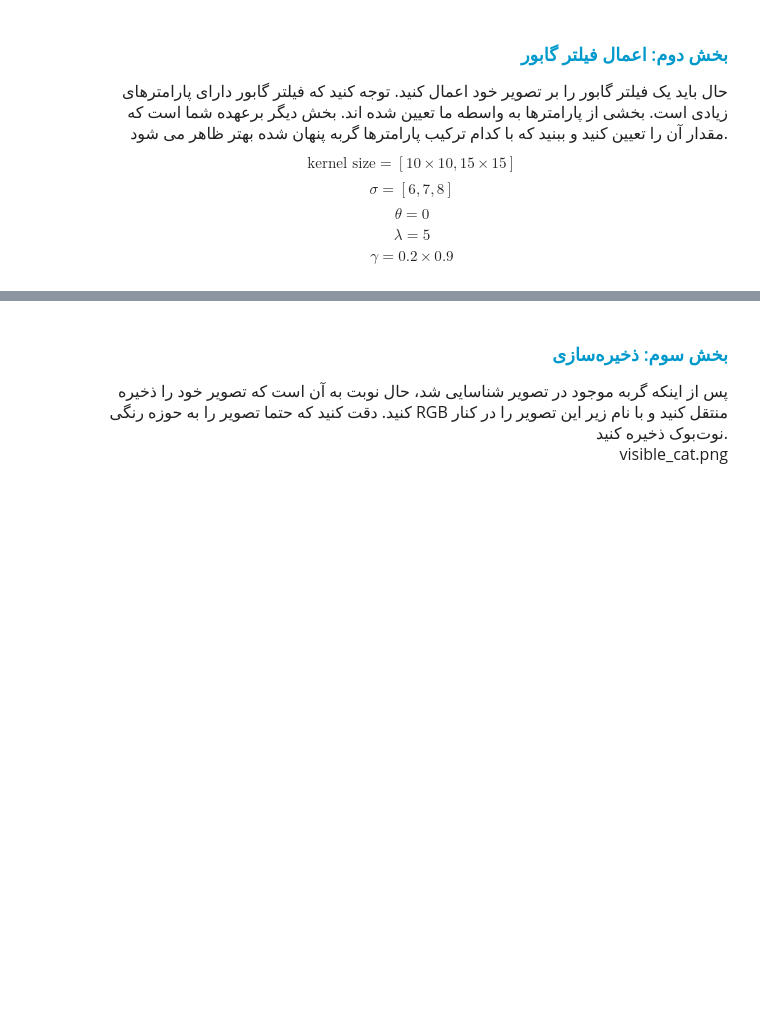
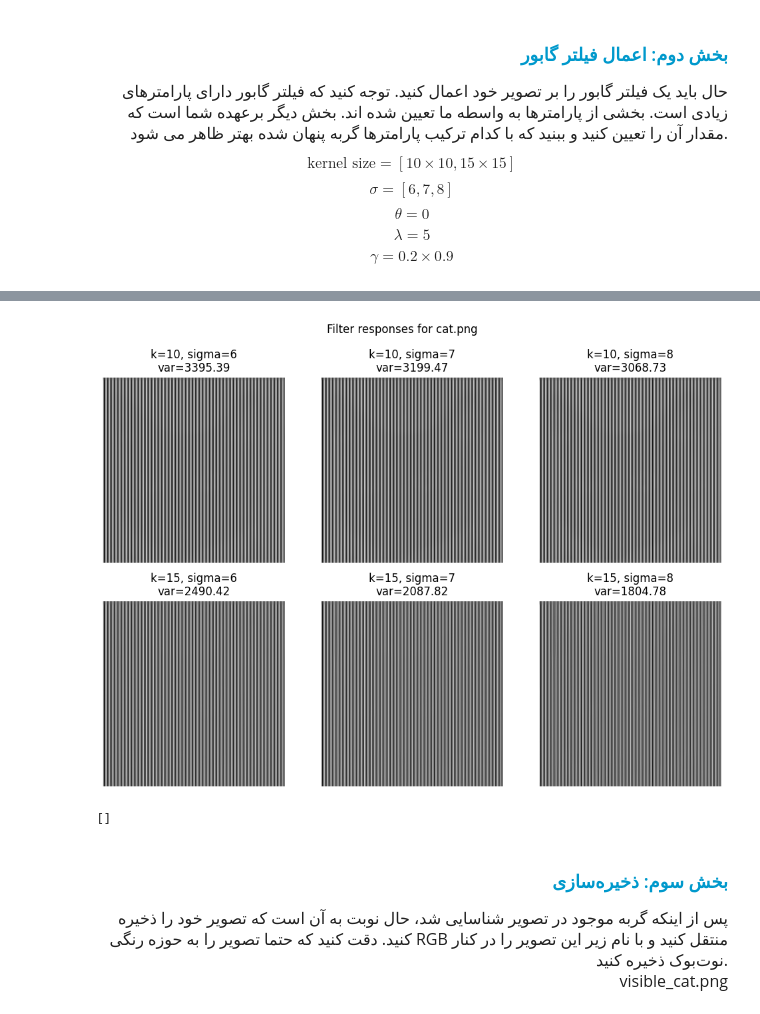
Before and after one commit to mahajialirezaei/image-processing-codes, a Jupyter notebook: Texture-Segmentation/notebook.ipynb, the cells around one changed output, grey strips where cells are left out. Cells and saved outputs as stored; diff of their text form; code cells hidden in the pictures; blank space fills up the shorter version.

Commit message:
update cat fields name, update apply_gabor func for cat img

```diff
--- a/Texture-Segmentation/notebook.ipynb
+++ b/Texture-Segmentation/notebook.ipynb
@@ -49,7 +49,7 @@ data/cat.png
 </font>
 </p>
 # %%
-img = cv2.imread('data/cat.png', cv2.IMREAD_GRAYSCALE)
+img_cat = cv2.imread('data/cat.png', cv2.IMREAD_GRAYSCALE)
 # %% [markdown]
 <h3 align=right style="line-height:200%;font-family:vazir;color:#0099cc">
 <font face="vazir" color="#0099cc">
@@ -99,3 +71,41 @@ for kernel_size in kernel_sizes:
+# %%
+kernel_sizes_cat = [10, 15]
+sigmas_cat = [6, 7, 8]
+theta_cat = 0
+lambda_cat = 5
+gamma_cat = 0.18
+check_res = []
+filtered_images = []
+best_var_cat = -1
+best_img_cat = None
+
+def apply_gabor(img, kernel_size, sigma, theta, lambd, gamma):
+    kernel = cv2.getGaborKernel((kernel_size,kernel_size), sigma, theta, lambd, gamma, 0, ktype=cv2.CV_32F)
+    filtered_img = cv2.filter2D(img, cv2.CV_32F, kernel)
+    filtered_img = cv2.normalize(filtered_img, None, 0, 255, cv2.NORM_MINMAX)
+    return filtered_img.astype(np.uint8)
+
+plt.figure(figsize=(12, 8))
+i = 1
+for ksize in kernel_sizes_cat:
+    for sigma in sigmas_cat:
+        filtered = apply_gabor(img_cat, ksize, sigma, theta_cat, lambda_cat, gamma_cat)
+        variance = np.var(filtered)
+        if variance > best_var_cat:
+            best_var_cat = variance
+            best_img_cat = filtered
+            best_params_cat = (ksize, sigma)
+        plt.subplot(len(kernel_sizes_cat), len(sigmas_cat), i)
+        plt.title(f'k={ksize}, sigma={sigma}\nvar={variance:.2f}')
+        plt.imshow(filtered, cmap='gray')
+        plt.axis('off')
+        i +=1
+plt.suptitle('Filter responses for cat.png')
+plt.show()
+print(check_res)
+# %% [output]
+[figure, added]
+[]
 # %% [markdown]
 <h3 align=right style="line-height:200%;font-family:vazir;color:#0099cc">
 <font face="vazir" color="#0099cc">
```
Also changed, not shown: parts of 6 cells of this notebook.
